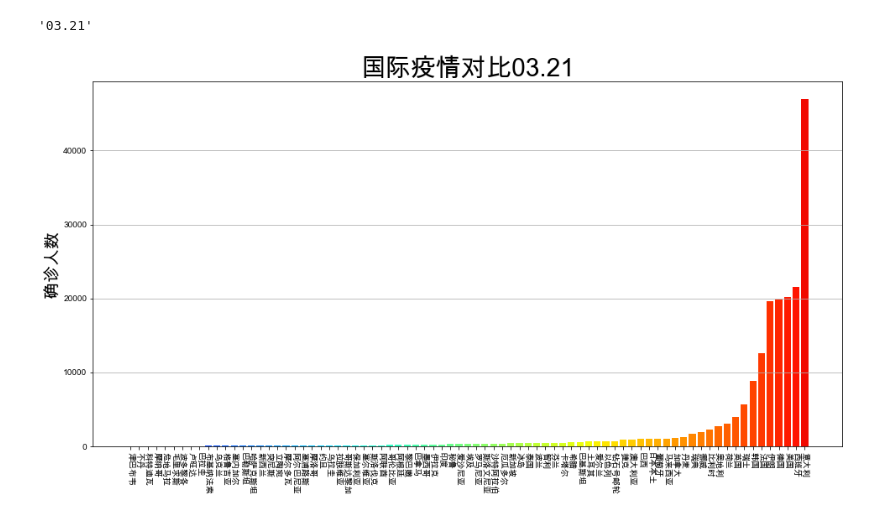
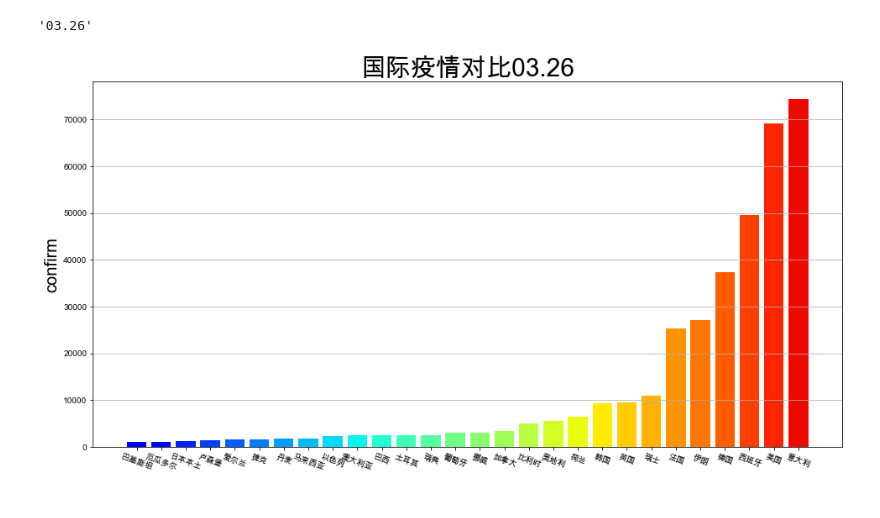
Before and after one commit to z1z22/myjupyter, a Jupyter notebook: yiqing_foreign_today.ipynb, the cells around one changed output. Saved outputs shown, nothing was run; the diff lists cells and outputs as text; code cells hidden in the pictures.

```diff
--- a/yiqing_foreign_today.ipynb
+++ b/yiqing_foreign_today.ipynb
@@ -29,20 +29,24 @@ foriegn
 # %%
-foriegn_taday = foriegn[foriegn.date == '03.21']
+foriegn_taday = foriegn[foriegn.date == '03.26']
 # %%
 foriegn_taday.date.iloc[0]
 # %% [output]
-'03.21'
+'03.26'
 # %%
-plt_w = foriegn_taday[foriegn_taday['confirm']>0].sort_values(by='confirm')['name']
-plt_high = foriegn_taday[foriegn_taday['confirm']>0].sort_values(by='confirm')['confirm']
-colors= plt.cm.jet(np.linspace(0.1,0.9,len(plt_w)))
-plt.figure(figsize =[16,8])
-plt.bar(plt_w,plt_high,width=0.8,color=colors)
-plt.xticks(rotation=-90)#旋转x轴上文字角度
-string ='国际疫情对比'+foriegn_taday.date.iloc[0]
-plt.title(string,fontsize = 30)
-plt.grid(axis ='y')
-plt.ylabel('确诊人数',fontsize=20)
-plt.show()
+def foriegn_plot(col, min_num=100):
+
+    plt_w = foriegn_taday[foriegn_taday[col]>min_num].sort_values(by=col)['name']
+    plt_high = foriegn_taday[foriegn_taday[col]>min_num].sort_values(by=col)[col]
+    colors= plt.cm.jet(np.linspace(0.1,0.9,len(plt_w)))
+    plt.figure(figsize =[16,8])
+    plt.bar(plt_w,plt_high,width=0.8,color=colors)
+    plt.xticks(rotation=-20)#旋转x轴上文字角度
+    string ='国际疫情对比'+foriegn_taday.date.iloc[0]
+    plt.title(string,fontsize = 30)
+    plt.grid(axis ='y')
+    plt.ylabel(col ,fontsize=20)
+    plt.show()
+
+foriegn_plot('confirm',1000)
 # %% [output]
-[figure, old version]
+[figure, new version]
```
Also changed, not shown: parts of 15 cells of this notebook, 2 other files.
